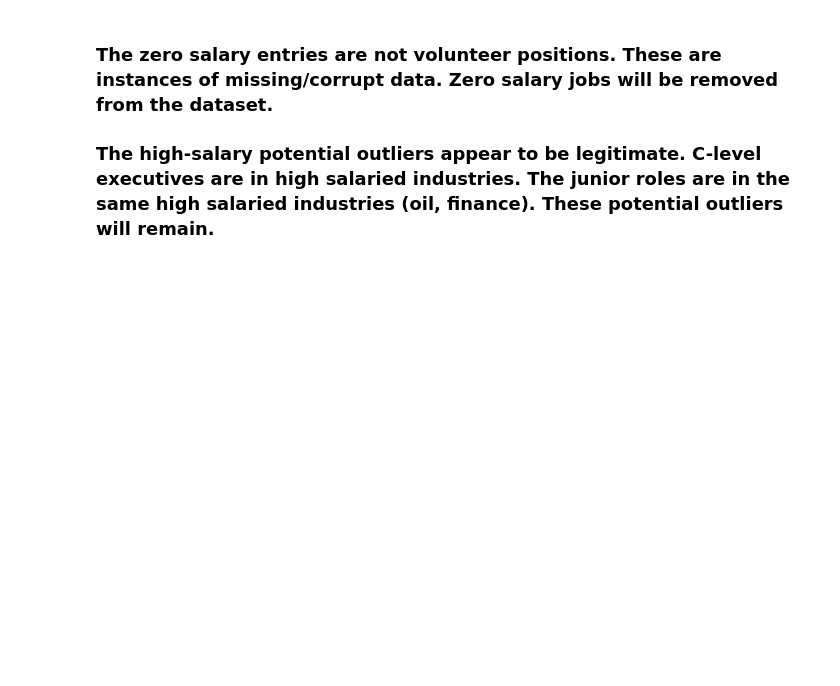
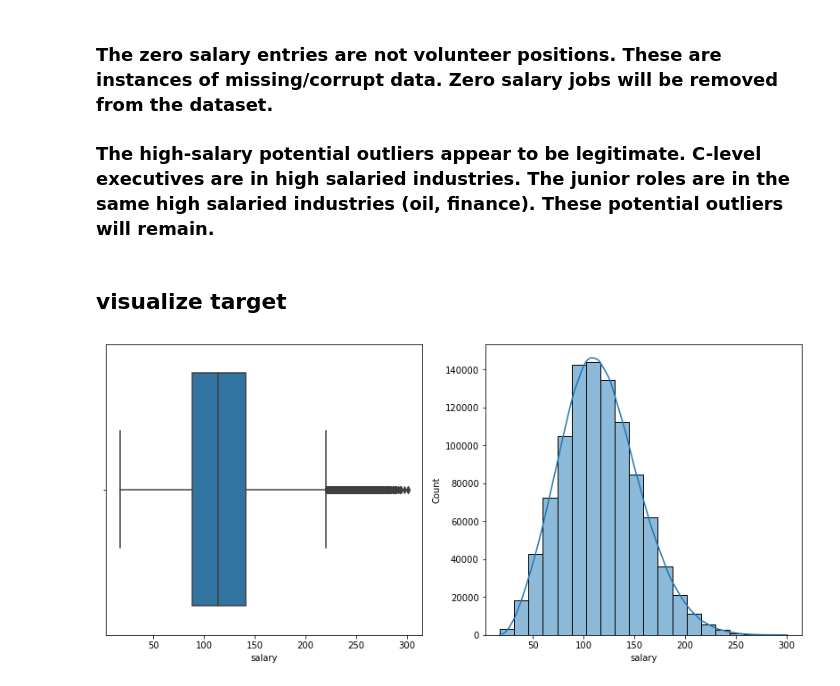
Before and after one commit to skylerbullard/salarypredictionportfolio, a Jupyter notebook: salarypredictionportfolio_define_discover.ipynb, the cells around one changed output. Drawn from its saved outputs; the diff is of its cells as text; code cells hidden in the pictures; blank space fills up the shorter version.

Commit message:
visualize target

```diff
--- a/salarypredictionportfolio_define_discover.ipynb
+++ b/salarypredictionportfolio_define_discover.ipynb
@@ -300,3 +300,14 @@ train_df[ (train_df.salary > 220.5 ) & (train_df.jobType == 'JUNIOR' ) ]
 # %%
 #remove zero salary data from training data
 train_df = train_df[ train_df.salary != 0 ]
+# %% [markdown]
+## visualize target
+# %%
+plt.figure( figsize = ( 14 , 6 ) )
+plt.subplot( 1 , 2 , 1 )
+sns.boxplot( train_df.salary )
+plt.subplot( 1 , 2 , 2 )
+sns.histplot( train_df.salary , bins = 20 , kde = True )
+plt.show()
+# %% [output]
+[figure, added]
```
